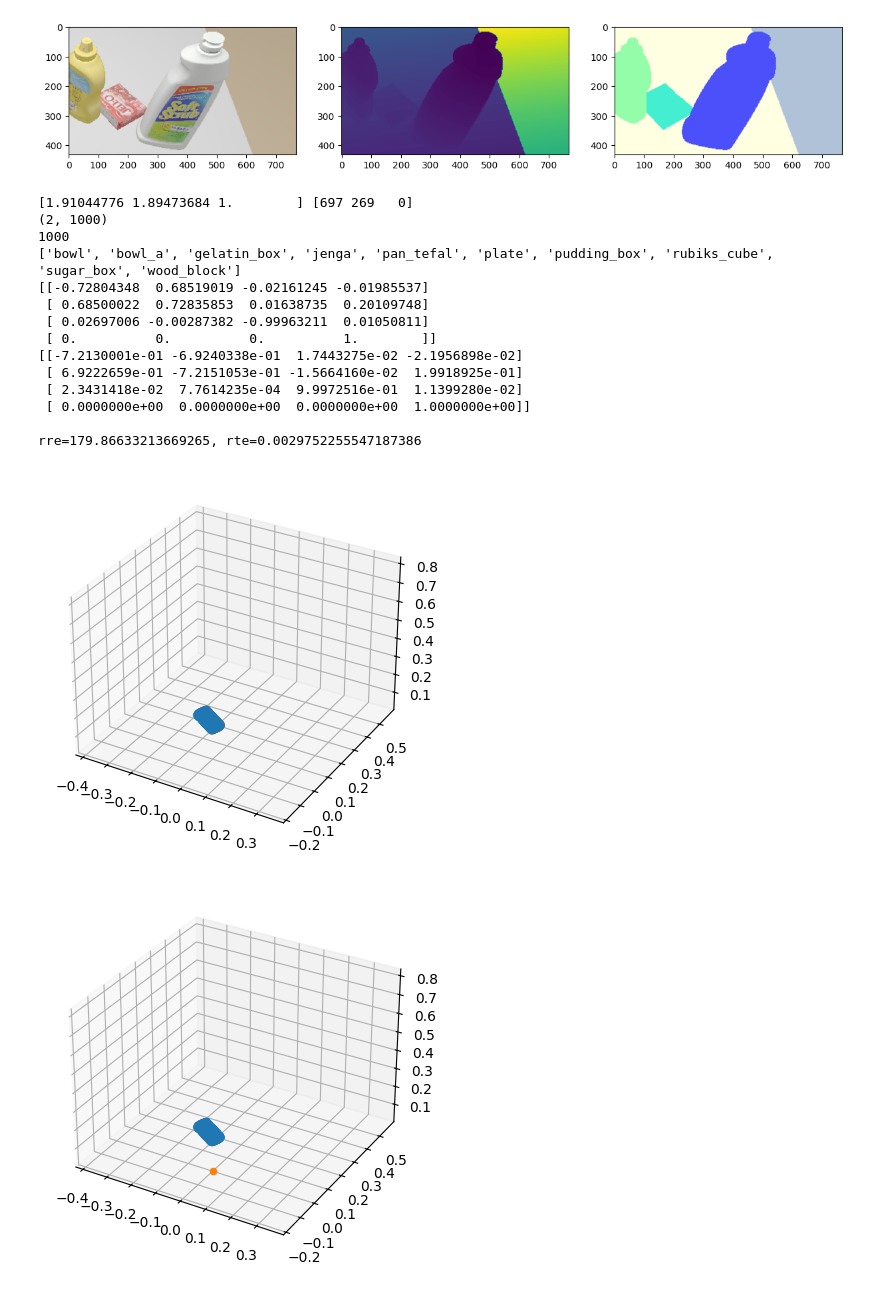
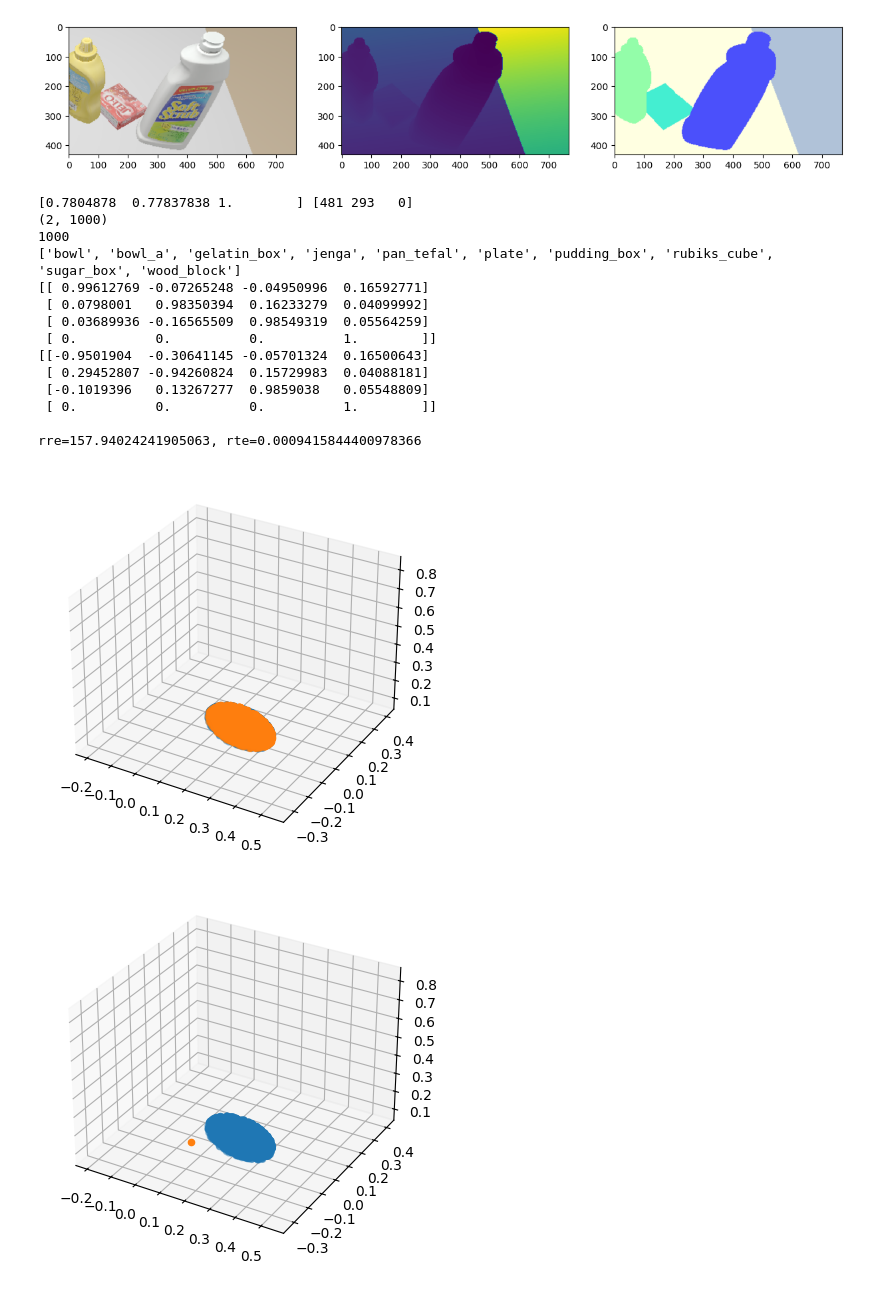
Before and after one commit to ArmanOmmid/XSwinFusion, a Jupyter notebook: icp.ipynb, the cells around one changed output. Saved outputs shown, nothing was run; the diff lists cells and outputs as text; code cells hidden in the pictures.

```diff
--- a/icp.ipynb
+++ b/icp.ipynb
@@ -88,10 +88,9 @@ plt.imshow(label_cr)  # draw colorful segmentation
 TEST_ICP = True
 if TEST_ICP:
 
-    item = 8
+    item = 5
     selection = 3, 75, 22
     scene = data[selection]
-
 
     rgb = scene["color"]() * 255
     depth = scene["depth"]() / 1000
@@ -130,41 +129,41 @@ if TEST_ICP:
 
     camera_scale = 0.2
     camera_translate = np.mean(target_pcd, axis=0)
 
     attempts = 10
     # Visualization
     T = icp(source_pcd, target_pcd, attempts=attempts)
 
     print(T)
     gt_T = meta["poses_world"][obj_id]
     print(gt_T)
     print("")
 
     rre = np.rad2deg(compute_rre(T[:3, :3], gt_T[:3, :3]))
     rte = compute_rte(T[:3, 3], gt_T[:3, 3])
     print(f"rre={rre}, rte={rte}")
 
     compare_points(source_pcd @ T[:3, :3].T + T[:3, 3], target_pcd, scale=camera_scale, translate=camera_translate)
 
     # These are individual plots and will also point at the origin (stray points)
     compare_points(source_pcd @ T[:3, :3].T + T[:3, 3], np.zeros((1, 3)), scale=camera_scale, translate=camera_translate)
     compare_points(np.zeros((1, 3)), target_pcd, scale=camera_scale, translate=camera_translate)
 
     compare_points(source_pcd @ gt_T[:3, :3].T + gt_T[:3, 3], target_pcd,  scale=camera_scale, translate=camera_translate)
 # %% [output]
-[1.91044776 1.89473684 1.        ] [697 269   0]
+[0.7804878  0.77837838 1.        ] [481 293   0]
 (2, 1000)
 1000
 ['bowl', 'bowl_a', 'gelatin_box', 'jenga', 'pan_tefal', 'plate', 'pudding_box', 'rubiks_cube', 'sugar_box', 'wood_block']
-[[-0.72804348  0.68519019 -0.02161245 -0.01985537]
- [ 0.68500022  0.72835853  0.01638735  0.20109748]
- [ 0.02697006 -0.00287382 -0.99963211  0.01050811]
+[[ 0.99612769 -0.07265248 -0.04950996  0.16592771]
+ [ 0.0798001   0.98350394  0.16233279  0.04099992]
+ [ 0.03689936 -0.16565509  0.98549319  0.05564259]
  [ 0.          0.          0.          1.        ]]
-[[-7.2130001e-01 -6.9240338e-01  1.7443275e-02 -2.1956898e-02]
- [ 6.9222659e-01 -7.2151053e-01 -1.5664160e-02  1.9918925e-01]
- [ 2.3431418e-02  7.7614235e-04  9.9972516e-01  1.1399280e-02]
- [ 0.0000000e+00  0.0000000e+00  0.0000000e+00  1.0000000e+00]]
+[[-0.9501904  -0.30641145 -0.05701324  0.16500643]
+ [ 0.29452807 -0.94260824  0.15729983  0.04088181]
+ [-0.1019396   0.13267277  0.9859038   0.05548809]
+ [ 0.          0.          0.          1.        ]]
 
-rre=179.86633213669265, rte=0.0029752255547187386
+rre=157.94024241905063, rte=0.0009415844400978366
-[figure, old version]
+[figure, new version]
-[figure, old version]
+[figure, new version]
```
Also changed, not shown: parts of 2 cells of this notebook, 6 other files.
